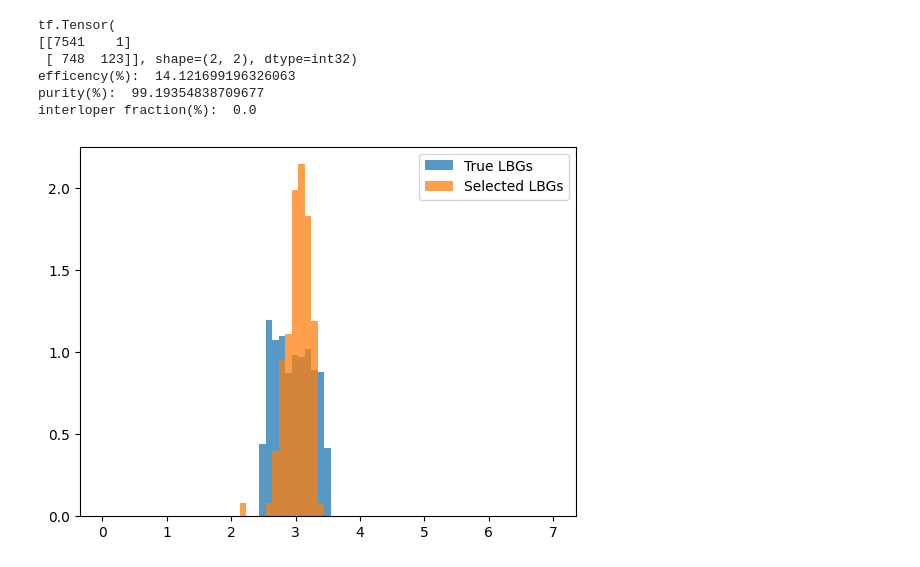
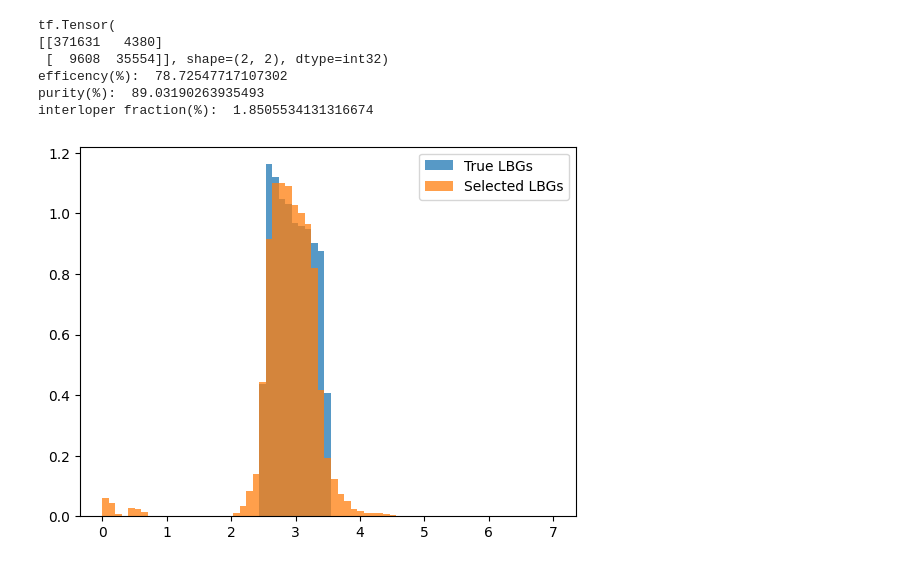
Before and after one commit to fpetri115/LBGoptimise, a Jupyter notebook: test_training_data.ipynb, the cells around one changed output. Saved outputs shown, nothing was run; the diff lists cells and outputs as text; code cells hidden in the pictures.

```diff
--- a/test_training_data.ipynb
+++ b/test_training_data.ipynb
@@ -9,7 +9,7 @@ sps_parameters = np.load("training_data/sps_parameters_150600000.npy")
 # %%
 photometry = np.load("training_data/photometry_150600000.npy")
 # %%
-nsamples = 1000000
+nsamples = 50000000
 full_params = sps_parameters[:nsamples, :]
 full_data = photometry[:nsamples, :]
 full_redshifts = full_params[:, 0]
@@ -132,34 +133,34 @@ predicted_labels[:, 0].max()
 # %%
-confidence_level = 0.95 #hyperparameter(ideal value depends on survey size? The larger your initial set of galaxies, the lower your efficency can be)
+confidence_level = 0.5 #hyperparameter(ideal value depends on survey size? The larger your initial set of galaxies, the lower your efficency can be)
 predictions = predicted_labels[:, 0]
 predicted_labels_at_confidence = np.where(predictions > confidence_level, 1.0, 0.0)
 cmatrix = tf.math.confusion_matrix(labels[train_size:], predicted_labels_at_confidence)
 
 print(cmatrix)
 # TN FP
 # FN TP
 
 z_bins = np.linspace(0.0, 7.0, 70)
 
 test_set_redshifts = redshifts[train_size:]
 test_set_lbgs = test_set_redshifts[np.where((test_set_redshifts > 2.5) & (test_set_redshifts < 3.5) )[0]]
 
 selected_lbgs = test_set_redshifts[np.where(predicted_labels_at_confidence == 1.0)[0]]
 
 plt.hist(test_set_lbgs, bins=z_bins, label="True LBGs", density=True, alpha=0.75)
 plt.hist(selected_lbgs, bins=z_bins, label="Selected LBGs", density=True, alpha=0.75)
 plt.legend()
 
 ninterlopers =  (np.where(selected_lbgs < 1.5)[0]).shape[0]
 
 print("efficency(%): ", float(((cmatrix[1, 1])/test_set_lbgs.shape[0])*100))
 print("purity(%): ", float((cmatrix[1, 1]/(cmatrix[0,1]+cmatrix[1, 1]))*100)) #of all positives - which are truly lbgs?
-print("interloper fraction(%): ", (ninterlopers/selected_lbgs.shape[0])*100) #of all positives - which are truly lbgs?
+print("interloper fraction(%): ", (ninterlopers/selected_lbgs.shape[0])*100)
 # %% [output]
 tf.Tensor(
-[[7541    1]
- [ 748  123]], shape=(2, 2), dtype=int32)
-efficency(%):  14.121699196326063
-purity(%):  99.19354838709677
-interloper fraction(%):  0.0
+[[371631   4380]
+ [  9608  35554]], shape=(2, 2), dtype=int32)
+efficency(%):  78.72547717107302
+purity(%):  89.03190263935493
+interloper fraction(%):  1.8505534131316674
-[figure, old version]
+[figure, new version]
```
Also changed, not shown: parts of 8 cells of this notebook.
